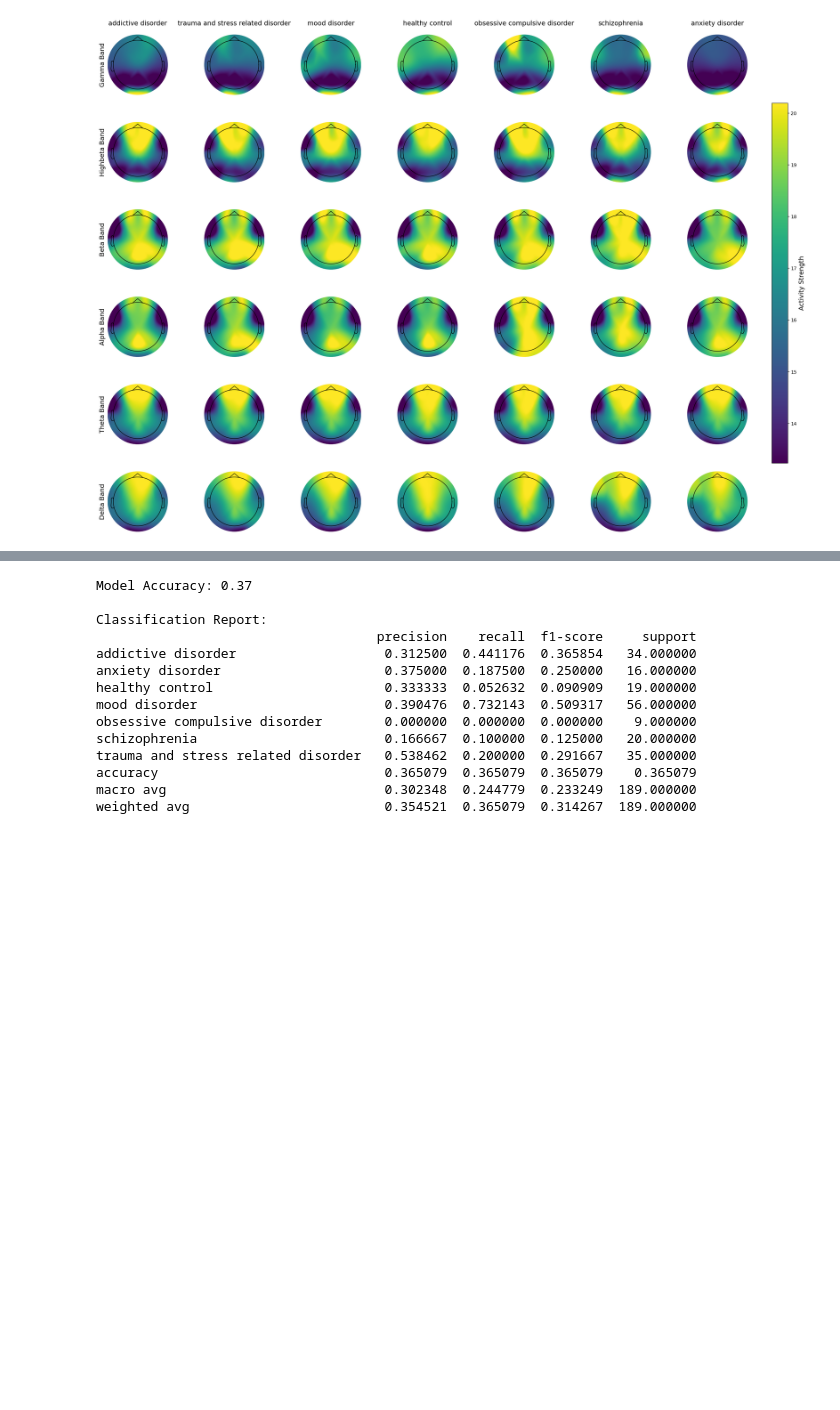
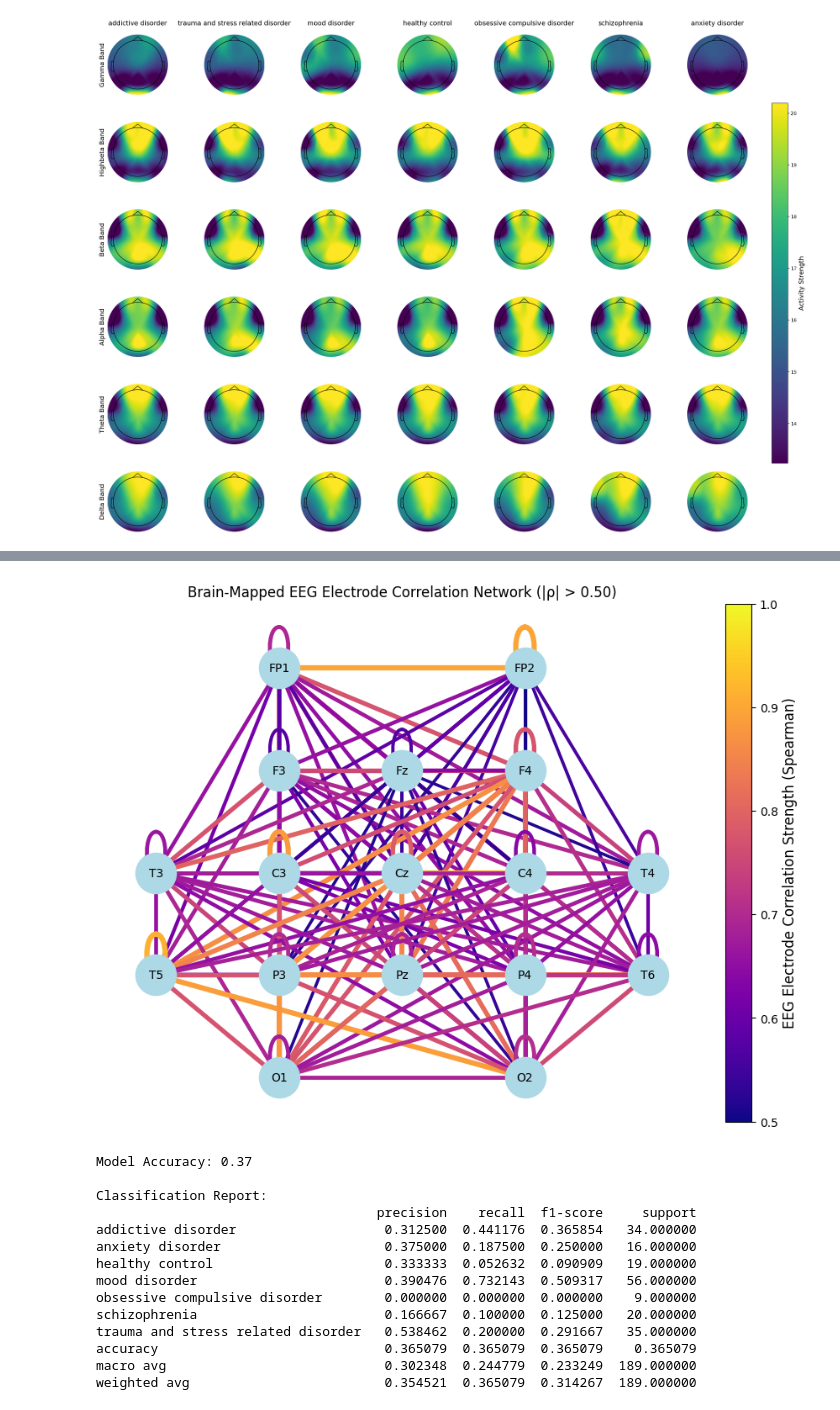
Before and after one commit to ohadgonen/python_final_project, a Jupyter notebook: main.ipynb, the cells around one changed output, grey strips where cells are left out. Drawn from its saved outputs; the diff is of its cells as text; code cells hidden in the pictures; blank space fills up the shorter version.

```diff
--- a/main.ipynb
+++ b/main.ipynb
@@ -213,3 +274,9 @@ visualize_all_disorders(disorder_band_averages, disorder_names)
+# %%
+# Let's try to map all of the strong correlations (>0.5) between all electrodes.
+from src.data_visualization import visualize_brain_mapped_electrode_correlation_gradient as visualize_brain_mapped_electrode_correlation_gradient
+visualize_brain_mapped_electrode_correlation_gradient(df)
+# %% [output]
+[figure, added]
 # %%
 # Can we predict the main psychiatric disorder based on the EEG data?
 
```
Also changed, not shown: parts of 21 cells of this notebook, 3 other files.
